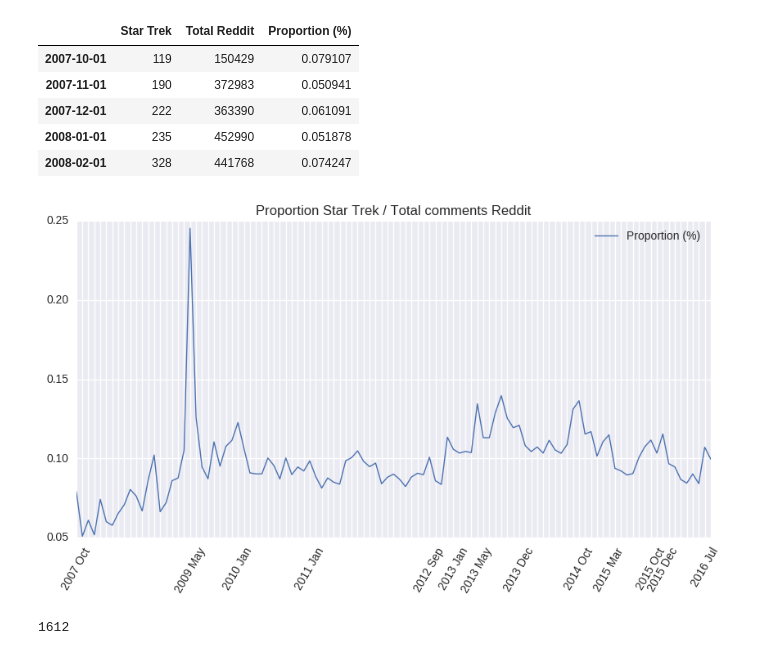
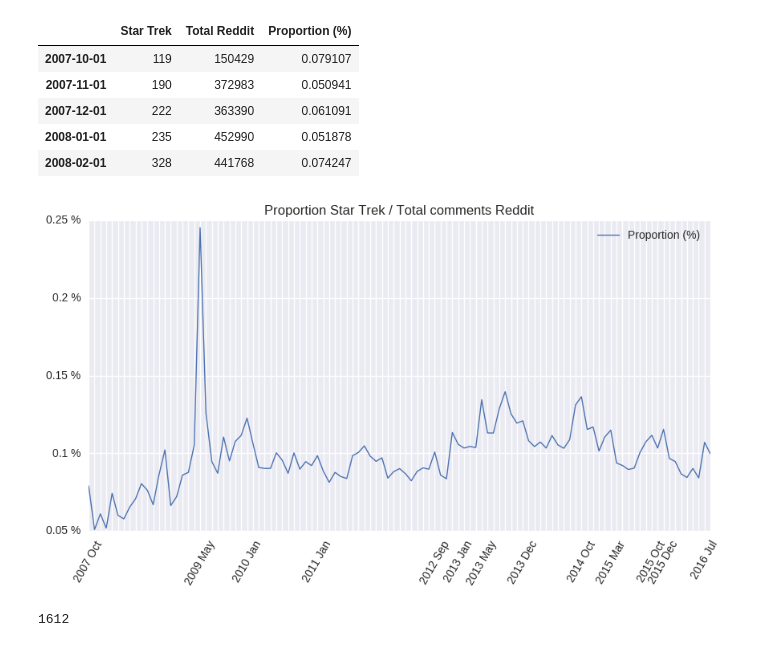
Before and after one commit to mavillard/nandi, a Jupyter notebook: reddit.ipynb, the cells around one changed output. Drawn from its saved outputs; the diff is of its cells as text; code cells hidden in the pictures.

Commit message:
Total comments. Formatting numbers.

```diff
--- a/reddit.ipynb
+++ b/reddit.ipynb
@@ -187,13 +207,15 @@ comparison_df.head()
 # %%
 ax = comparison_df[['Proportion (%)']].plot(
     figsize=(10,5),
     xlim=('2007-10-01', '2016-08-31'),
     xticks=comparison_df.index,
     rot=60,
     title='Proportion Star Trek / Total comments Reddit',)
 ax.set_xticklabels(show_dates1);
+formatter = matplotlib.ticker.FuncFormatter(lambda x, p: format(str(x) + ' %'))
+ax.get_yaxis().set_major_formatter(formatter)
 # %% [output]
-[figure, old version]
+[figure, new version]
 # %%
 vulcan_salute_df = reddit_df[reddit_df['body'].str.contains('Vulcan Salute', case=False)]
 # %%
```
Also changed, not shown: parts of 10 cells of this notebook.
